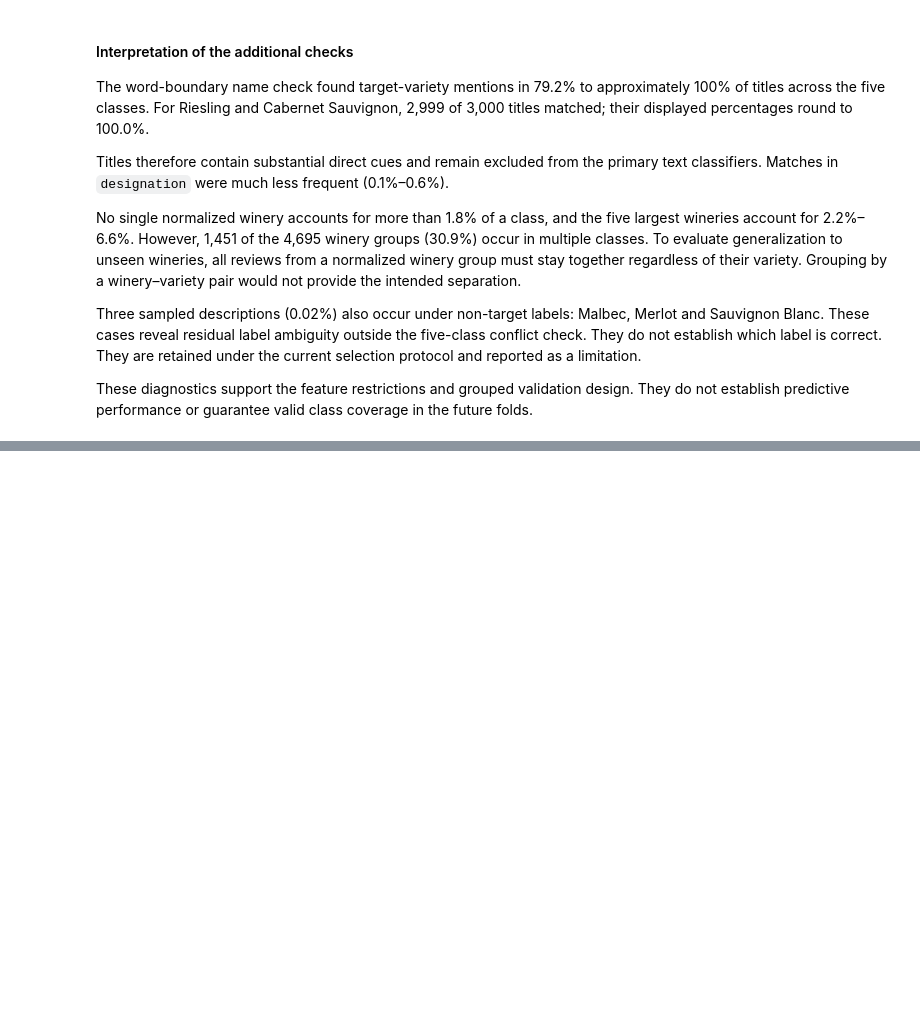
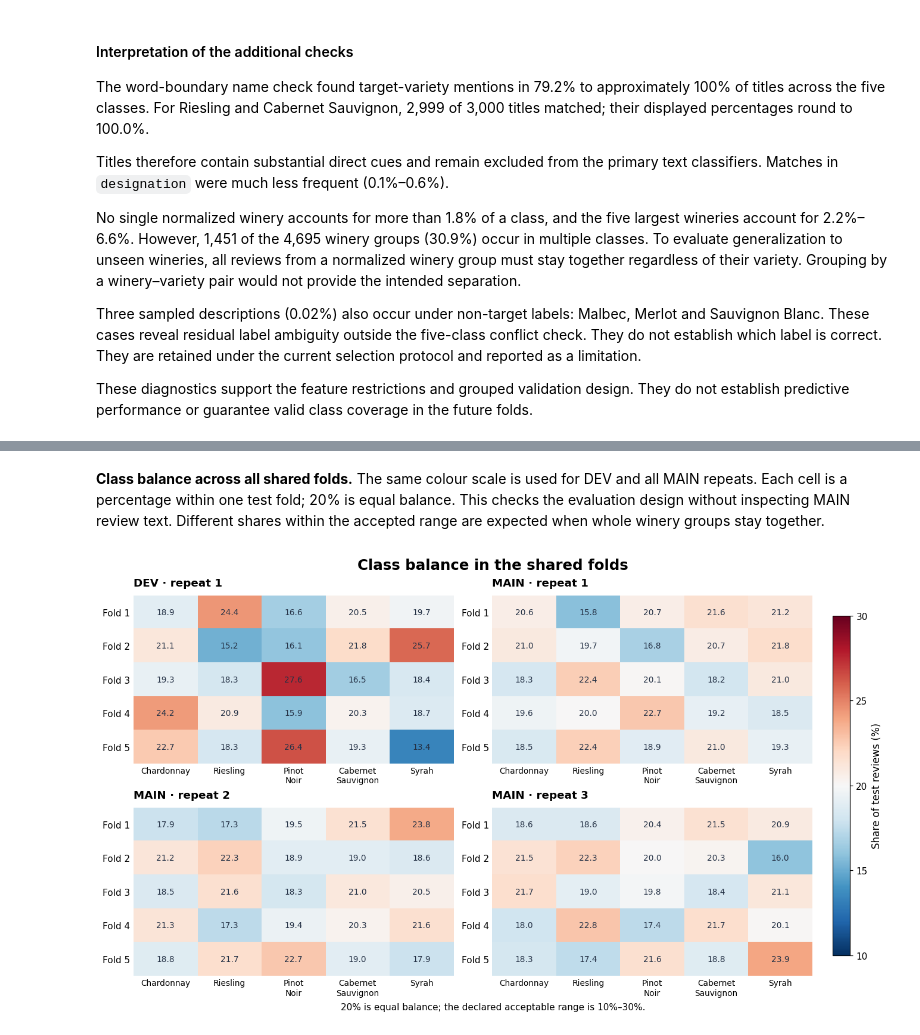
Before and after one commit to abrukhanska/dry-run, a Jupyter notebook: dry_run.ipynb, the cells around one changed output, grey strips where cells are left out. Drawn from its saved outputs; the diff is of its cells as text; code cells hidden in the pictures; blank space fills up the shorter version.

```diff
--- a/dry_run.ipynb
+++ b/dry_run.ipynb
@@ -2596,0 +3374,10 @@ or guarantee valid class coverage in the future folds.
+# %%
+# Section 5.5b — Grape shares in each test fold (MAIN, first repeat)
+
+share_rows = []
+for fold_number, (_, test) in enumerate(main_folds[0]):
+    shares = main["variety"].iloc[test].value_counts(normalize=True).reindex(CLASSES, fill_value=0)
+    share_rows.append({"fold": fold_number, **(100 * shares).round(1).to_dict()})
+
+display(pd.DataFrame(share_rows).set_index("fold"))
+print("Shares are in % of the test fold. Perfect balance would be 20.0 everywhere.")
@@ -2596,0 +3393,62 @@ or guarantee valid class coverage in the future folds.
+# %% [markdown]
+**Class balance across all shared folds.** The same colour scale is used for DEV and all MAIN repeats. Each cell is a percentage within one test fold; 20% is equal balance. This checks the evaluation design without inspecting MAIN review text. Different shares within the accepted range are expected when whole winery groups stay together.
+# %%
+# Section 5.5c — Class balance in every shared test fold
+
+panels = [("DEV · repeat 1", dev, dev_folds)]
+panels += [
+    (f"MAIN · repeat {repeat + 1}", main, folds)
+    for repeat, folds in enumerate(main_folds)
+]
+
+ncols = 2
+nrows = (len(panels) + ncols - 1) // ncols
+fig, axes = plt.subplots(
+    nrows, ncols, figsize=(12, 3.5 * nrows),
+    squeeze=False, layout="constrained", facecolor="white",
+)
+balance_rows = []
+
+for ax, (title, frame, folds) in zip(axes.flat, panels):
+    values = np.vstack([
+        100 * frame["variety"].iloc[test]
+        .value_counts(normalize=True).reindex(CLASSES, fill_value=0).to_numpy()
+        for _, test in folds
+    ])
+    image = ax.imshow(values, cmap="RdBu_r", vmin=10, vmax=30, aspect="auto")
+    ax.set_title(title, loc="left", fontweight="bold", pad=10)
+    ax.set_xticks(np.arange(len(CLASSES)))
+    ax.set_xticklabels([name.replace(" ", "\n") for name in CLASSES], fontsize=9)
+    ax.set_yticks(np.arange(len(folds)))
+    ax.set_yticklabels([f"Fold {number + 1}" for number in range(len(folds))])
+    ax.tick_params(axis="both", length=0)
+    for spine in ax.spines.values():
+        spine.set_visible(False)
+    for row in range(values.shape[0]):
+        for column in range(values.shape[1]):
+            ax.text(column, row, f"{values[row, column]:.1f}",
+                    ha="center", va="center", fontsize=9, color="#253246")
+        balance_rows.append({
+            "panel": title, "fold": row,
+            **dict(zip(CLASSES, values[row])),
+        })
+
+for ax in list(axes.flat)[len(panels):]:
+    ax.set_visible(False)
+
+colorbar = fig.colorbar(
+    image, ax=list(axes.flat)[:len(panels)], fraction=0.025, pad=0.03,
+)
+colorbar.set_label("Share of test reviews (%)")
+colorbar.set_ticks([10, 15, 20, 25, 30])
+fig.suptitle("Class balance in the shared folds", fontsize=16, fontweight="bold")
+fig.supxlabel("20% is equal balance; the declared acceptable range is 10%–30%.", fontsize=10)
+
+FIGURES_DIR.mkdir(parents=True, exist_ok=True)
+diagnostics_dir = RESULTS_DIR / "validation_diagnostics"
+diagnostics_dir.mkdir(parents=True, exist_ok=True)
+pd.DataFrame(balance_rows).to_csv(diagnostics_dir / "test_fold_class_shares.csv", index=False)
+fig.savefig(FIGURES_DIR / "f2a_fold_class_balance.png", dpi=200, bbox_inches="tight")
+plt.show()
+# %% [output]
+[figure, added]
```
Also changed, not shown: parts of 49 cells of this notebook, 13 other files.
